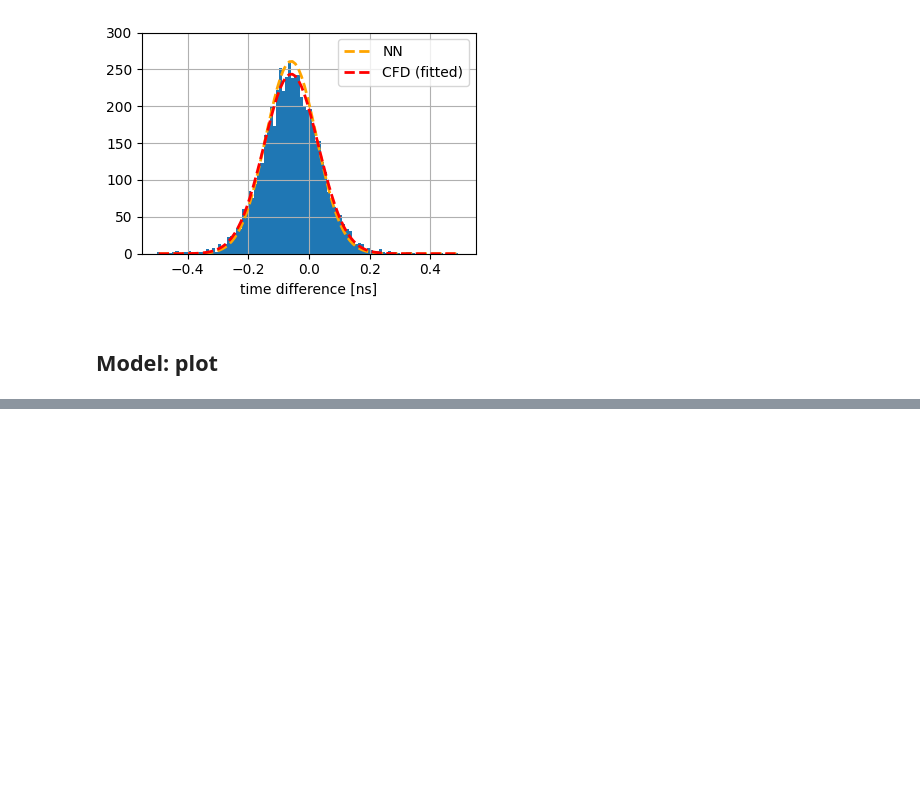
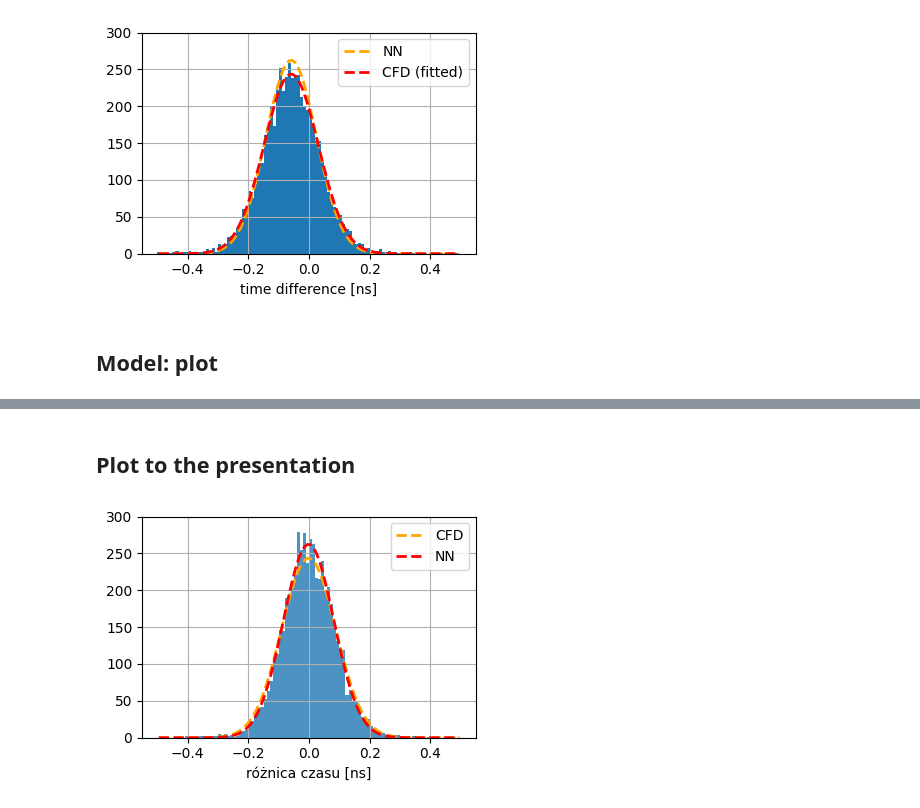
Before and after one commit to MatiXOfficial/pps-timing-ml, a Jupyter notebook: notebooks/neural_networks/base_results.ipynb, the cells around one changed output, grey strips where cells are left out. Saved outputs shown, nothing was run; the diff lists cells and outputs as text; code cells hidden in the pictures; blank space fills up the shorter version.

```diff
--- a/notebooks/neural_networks/base_results.ipynb
+++ b/notebooks/neural_networks/base_results.ipynb
@@ -250,0 +278,33 @@ plt.show()
+# %% [markdown]
+## Plot to the presentation
+# %%
+plt.figure(figsize=(4, 3))
+
+timestamps_diff = y_pred_t_model - y_test_t
+hist_data = plt.hist(timestamps_diff, bins=100, range=(-0.5, 0.5), alpha=0.8)
+# plt.close()
+
+# retrieve bins
+bins_x, bins_y = hist_data[1][:-1], hist_data[0]
+x_step = (bins_x[1] - bins_x[0]) / 2
+bins_x += x_step
+
+gauss_y = norm.pdf(bins_x, mean_model, std_cfd)
+gauss_y *= a_cfd / np.max(gauss_y)
+plt.plot(bins_x, gauss_y, '--', linewidth=2, label='CFD', color='orange')
+
+gauss_y = norm.pdf(bins_x, mean_model, std_model)
+gauss_y *= a_model / np.max(gauss_y)
+plt.plot(bins_x, gauss_y, '--', linewidth=2, label='NN', color='red')
+
+plt.xlabel('różnica czasu [ns]')
+plt.grid()
+plt.ylim(top=300)
+plt.legend()
+
+plt.tight_layout()
+save_plt(IMAGES_PATH + "/model_with_cfd_diff_pl.pdf")
+
+plt.show()
+# %% [output]
+[figure, added]
```
Also changed, not shown: parts of 7 cells of this notebook.
